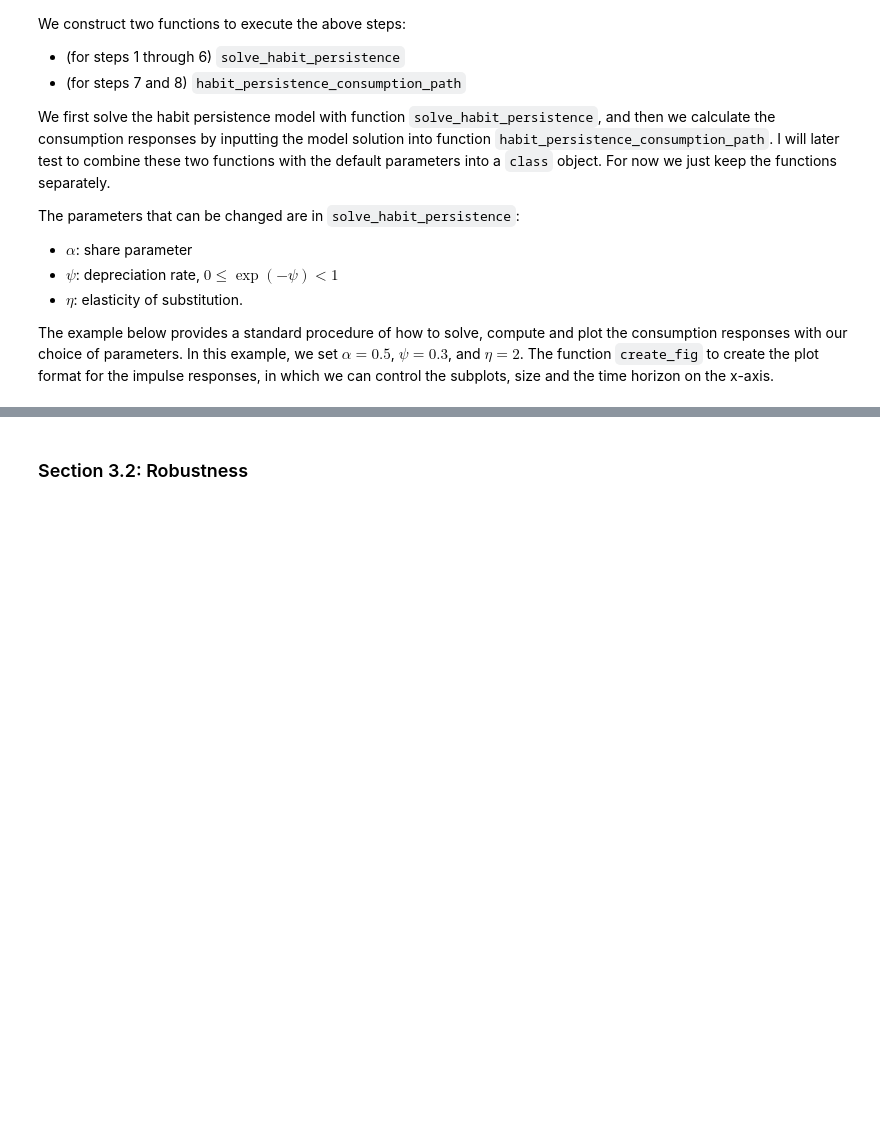
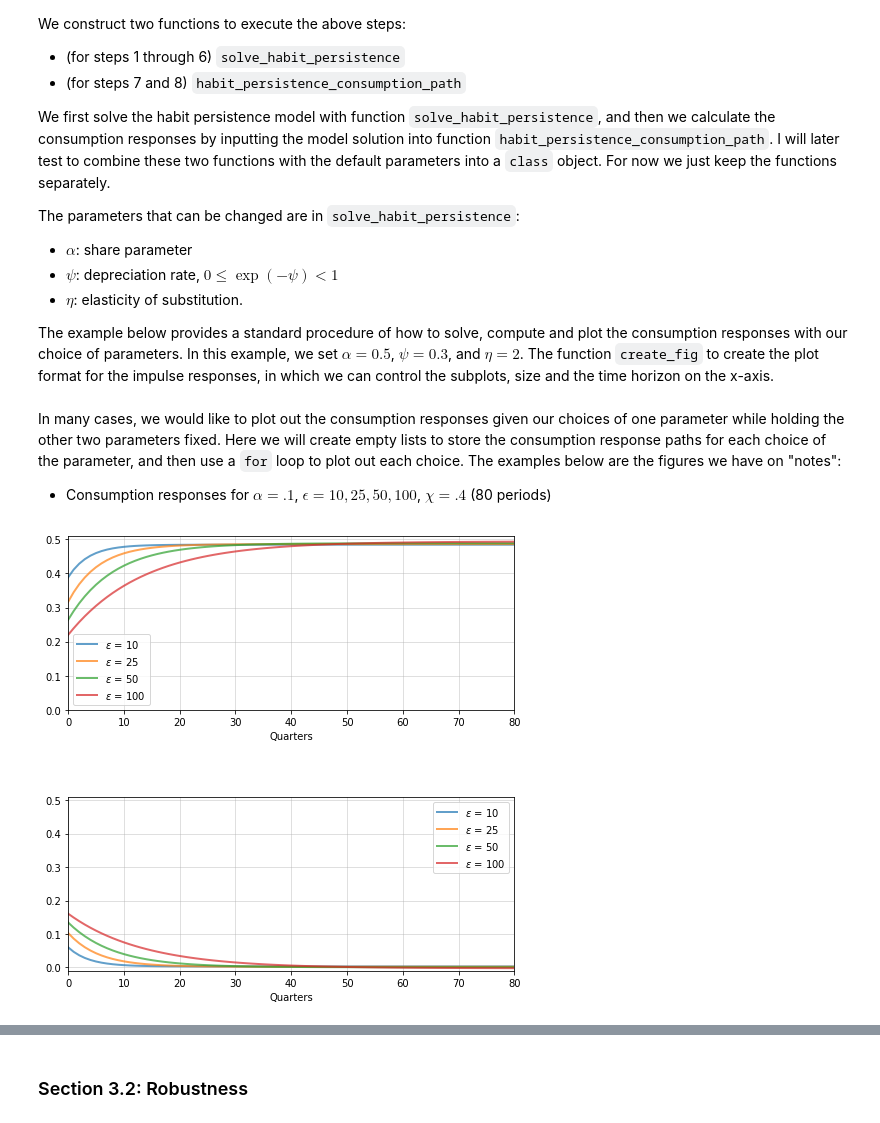
Before and after one commit to lphansen/TextbookCode, a Jupyter notebook: habit_persistence.ipynb, the cells around one changed output, grey strips where cells are left out. Drawn from its saved outputs; the diff is of its cells as text; code cells hidden in the pictures; blank space fills up the shorter version.

```diff
--- a/habit_persistence.ipynb
+++ b/habit_persistence.ipynb
@@ -116,3 +114,60 @@ The parameters that can be changed are in `solve_habit_persistence`:
 - $\eta$: elasticity of substitution.
 
 The example below provides a standard procedure of how to solve, compute and plot the consumption responses with our choice of parameters. In this example, we set $\alpha = 0.5$, $\psi = 0.3$, and $\eta = 2$. The function `create_fig` to create the plot format for the impulse responses, in which we can control the subplots, size and the time horizon on the x-axis.
+# %% [markdown]
+In many cases, we would like to plot out the consumption responses given our choices of one parameter while holding the other two parameters fixed. Here we will create empty lists to store the consumption response paths for each choice of the parameter, and then use a `for` loop to plot out each choice. The examples below are the figures we have on "notes":
+
+- Consumption responses for $\alpha = .1$, $\epsilon = 10, 25, 50, 100$, $\chi = .4$ (80 periods)
+# %%
+#==============================================================================
+# Consumption responses for alpha = .1; epsilon = 10, 25, 50, 100; chi = .4
+#==============================================================================
+# Set time
+T = 80 + 1
+
+C1Y1_list = []
+C2Y2_list = []
+
+epsilon_list = [10, 25, 50, 100]
+
+
+for e in epsilon_list:
+
+    J, A, N, Ut = solve_habit_persistence(0.1, 0.4, e)
+
+    # Append consumption responses to list
+    CYs, Ys = habit_persistence_consumption_path(A, N, T=T)
+    C1Y1, C2Y2 = CYs
+
+    C1Y1_list.append(C1Y1)
+    C2Y2_list.append(C2Y2)
+
+    # Compute uncertainty price
+    Sv = get_Sv(J, A, N, Ut)
+    SvBFy = get_SvBFy(Sv) * 100
+    SvBFy = [float('%.3g' % x) for x in SvBFy]
+
+##== Plot the graphs for the impulse reponses ==##
+# Define plot attributes
+p_args = {'lw': 2, 'alpha': 0.7}
+
+## Impulse response plots for consumption
+fig, axes = create_fig(2,1,X=80) # 80 periods
+
+ax = axes[0]
+ax.set_ylim(0., 0.51)
+for n, C1Y1 in enumerate(C1Y1_list):
+    ax.plot(list(range(T)), C1Y1, **p_args,
+            label=r'$\epsilon$ = {}'.format(epsilon_list[n]))
+    ax.legend()
+
+ax = axes[1]
+ax.set_ylim(-0.01, 0.51)
+for n, C2Y2 in enumerate(C2Y2_list):
+    ax.plot(list(range(T)), C2Y2, **p_args,
+            label=r'$\epsilon$ = {}'.format(epsilon_list[n]))
+    ax.legend()
+
+plt.show()
+# %% [output]
+[figure, added]
```
Also changed, not shown: parts of 13 cells of this notebook.
